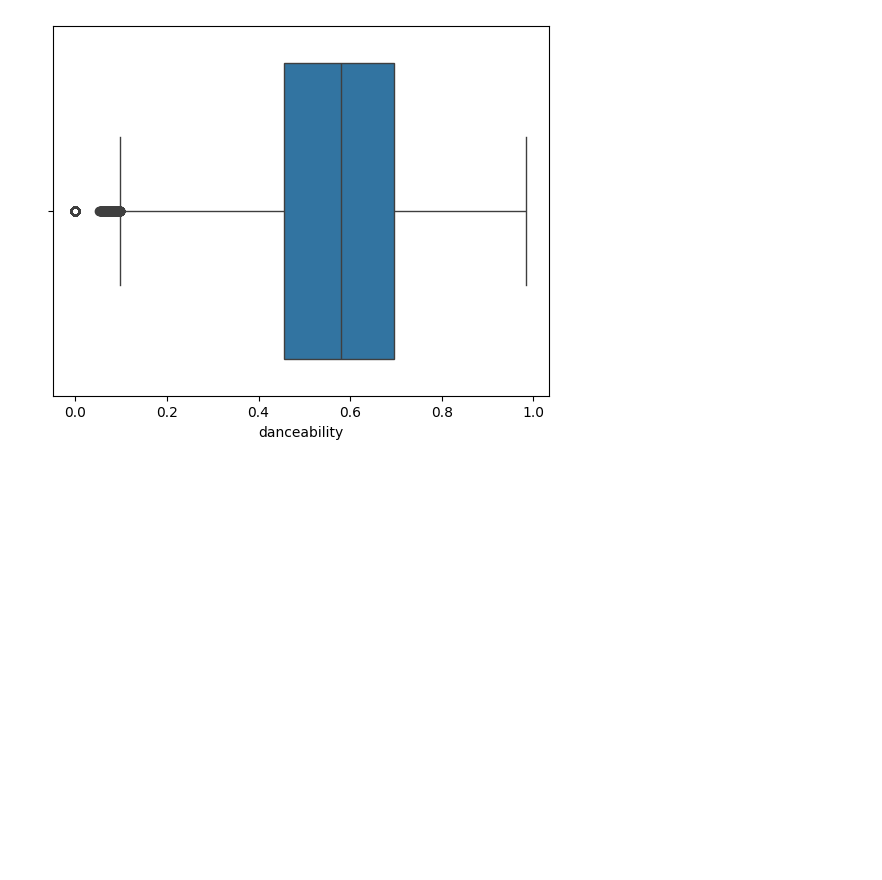
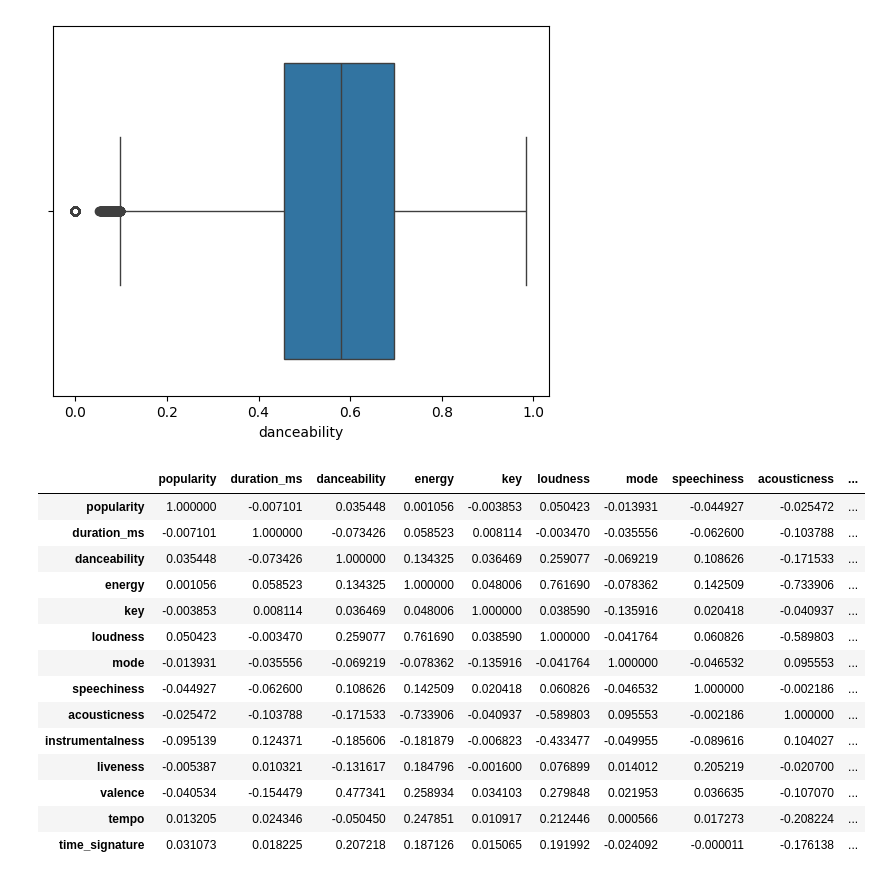
Before and after one commit to CurtisSchneider1/spotify_eda_curtisSchneider, a Jupyter notebook: notebooks/EDA_practice.ipynb, the cells around one changed output. Drawn from its saved outputs; the diff is of its cells as text; code cells hidden in the pictures; blank space fills up the shorter version.

```diff
--- a/notebooks/EDA_practice.ipynb
+++ b/notebooks/EDA_practice.ipynb
@@ -195,3 +195,27 @@ sns.boxplot(x=df["danceability"])
 [figure]
 # %%
 # multivariate analysis - variables looks at how 2 or more variables are related to each other
+# corr only works on numerical data
+df.columns
+df_corr = df[['popularity',
+       'duration_ms', 'danceability', 'energy', 'key', 'loudness',
+       'mode', 'speechiness', 'acousticness', 'instrumentalness', 'liveness',
+       'valence', 'tempo', 'time_signature']].corr()
+
+df_corr
+# %% [output]
+|  | popularity | duration_ms | danceability | energy | key | loudness | mode | speechiness | acousticness | ... |
+| popularity | 1.000000 | -0.007101 | 0.035448 | 0.001056 | -0.003853 | 0.050423 | -0.013931 | -0.044927 | -0.025472 | ... |
+| duration_ms | -0.007101 | 1.000000 | -0.073426 | 0.058523 | 0.008114 | -0.003470 | -0.035556 | -0.062600 | -0.103788 | ... |
+| danceability | 0.035448 | -0.073426 | 1.000000 | 0.134325 | 0.036469 | 0.259077 | -0.069219 | 0.108626 | -0.171533 | ... |
+| energy | 0.001056 | 0.058523 | 0.134325 | 1.000000 | 0.048006 | 0.761690 | -0.078362 | 0.142509 | -0.733906 | ... |
+| key | -0.003853 | 0.008114 | 0.036469 | 0.048006 | 1.000000 | 0.038590 | -0.135916 | 0.020418 | -0.040937 | ... |
+| loudness | 0.050423 | -0.003470 | 0.259077 | 0.761690 | 0.038590 | 1.000000 | -0.041764 | 0.060826 | -0.589803 | ... |
+| mode | -0.013931 | -0.035556 | -0.069219 | -0.078362 | -0.135916 | -0.041764 | 1.000000 | -0.046532 | 0.095553 | ... |
+| speechiness | -0.044927 | -0.062600 | 0.108626 | 0.142509 | 0.020418 | 0.060826 | -0.046532 | 1.000000 | -0.002186 | ... |
+| acousticness | -0.025472 | -0.103788 | -0.171533 | -0.733906 | -0.040937 | -0.589803 | 0.095553 | -0.002186 | 1.000000 | ... |
+| instrumentalness | -0.095139 | 0.124371 | -0.185606 | -0.181879 | -0.006823 | -0.433477 | -0.049955 | -0.089616 | 0.104027 | ... |
+| liveness | -0.005387 | 0.010321 | -0.131617 | 0.184796 | -0.001600 | 0.076899 | 0.014012 | 0.205219 | -0.020700 | ... |
+| valence | -0.040534 | -0.154479 | 0.477341 | 0.258934 | 0.034103 | 0.279848 | 0.021953 | 0.036635 | -0.107070 | ... |
+| tempo | 0.013205 | 0.024346 | -0.050450 | 0.247851 | 0.010917 | 0.212446 | 0.000566 | 0.017273 | -0.208224 | ... |
+| time_signature | 0.031073 | 0.018225 | 0.207218 | 0.187126 | 0.015065 | 0.191992 | -0.024092 | -0.000011 | -0.176138 | ... |
```
Also changed, not shown: parts of 1 cell of this notebook.
